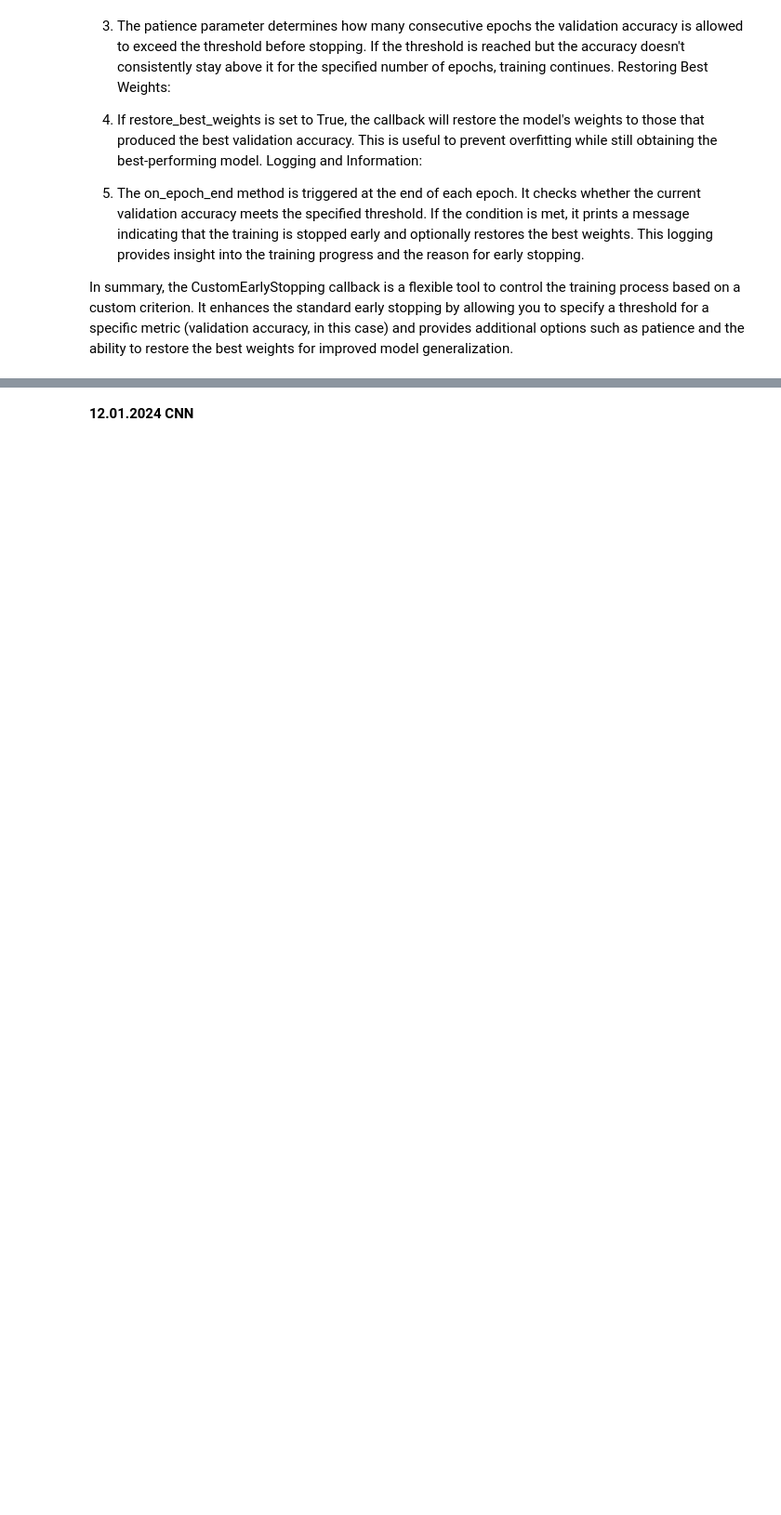
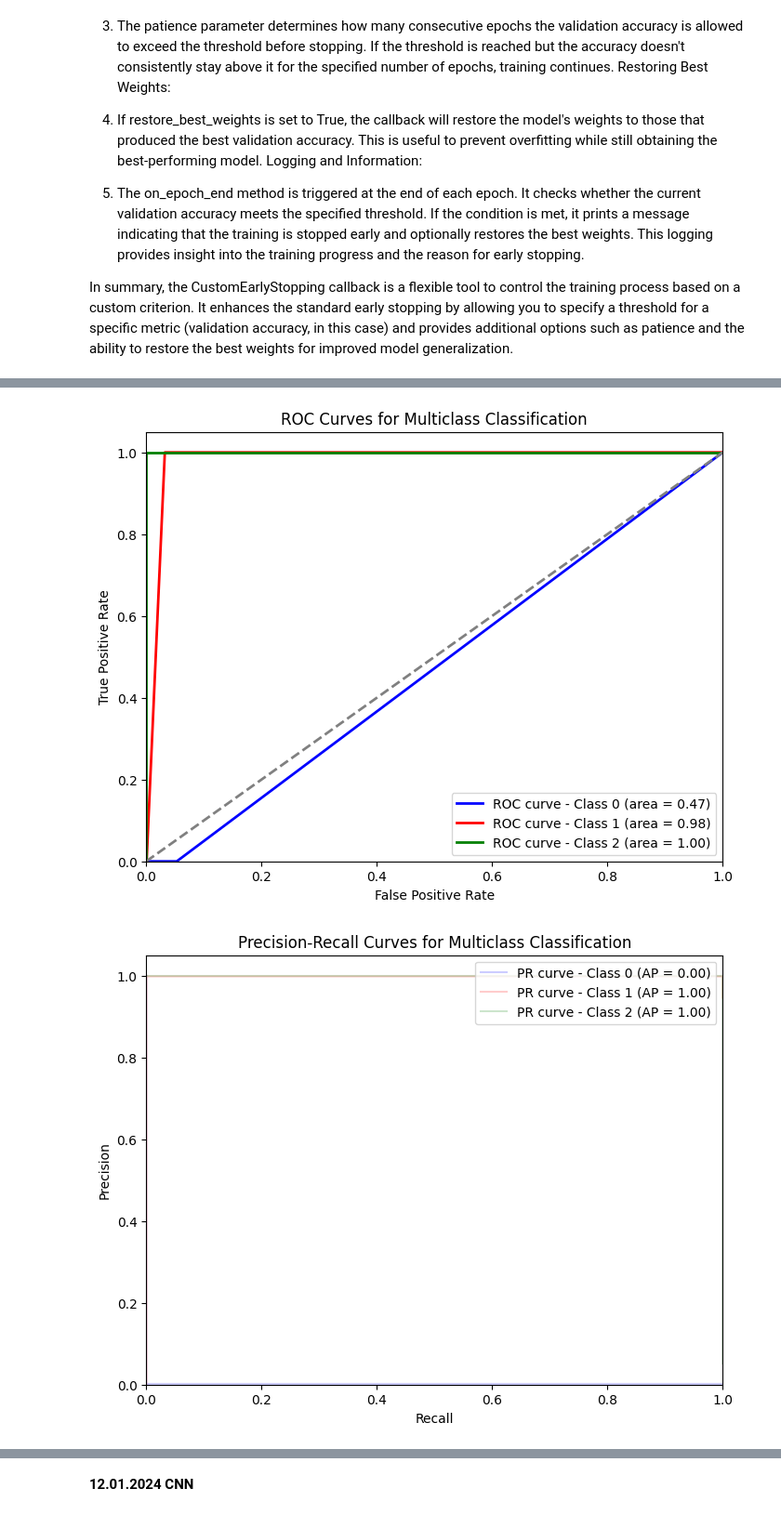
Before and after one commit to farhanashraf4/DDoS-Attack-Detection-for-SDN-Specific-Data, a Jupyter notebook: Code/DDoS_SDN_CNN_Balanced_Classification.ipynb, the cells around one changed output, grey strips where cells are left out. Shown: that part at 93% size. Saved outputs shown, nothing was run; the diff lists cells and outputs as text; code cells hidden in the pictures; blank space fills up the shorter version.

```diff
--- a/Code/DDoS_SDN_CNN_Balanced_Classification.ipynb
+++ b/Code/DDoS_SDN_CNN_Balanced_Classification.ipynb
@@ -817,0 +821,52 @@ Epoch 10/10
+# %%
+from sklearn.metrics import roc_curve, auc, precision_recall_curve, average_precision_score
+from sklearn.preprocessing import label_binarize
+import matplotlib.pyplot as plt
+
+# Assuming y_test and y_pred_probs are defined from the last fold's evaluation
+n_classes = len(np.unique(y_test))
+
+# Compute ROC curve and ROC area for each class
+fpr = dict()
+tpr = dict()
+roc_auc = dict()
+for i in range(n_classes):
+    fpr[i], tpr[i], _ = roc_curve(label_binarize(y_test, classes=np.unique(y_test))[:, i], y_pred_probs[:, i])
+    roc_auc[i] = auc(fpr[i], tpr[i])
+
+# Compute Precision-Recall curve and area for each class
+precision = dict()
+recall = dict()
+average_precision = dict()
+for i in range(n_classes):
+    precision[i], recall[i], _ = precision_recall_curve(label_binarize(y_test, classes=np.unique(y_test))[:, i], y_pred_probs[:, i])
+    average_precision[i] = average_precision_score(label_binarize(y_test, classes=np.unique(y_test))[:, i], y_pred_probs[:, i])
+
+# Plot ROC curves for multiclass classification
+plt.figure(figsize=(8, 6))
+colors = ['blue', 'red', 'green']  # Adjust according to number of classes
+for i, color in zip(range(n_classes), colors):
+    plt.plot(fpr[i], tpr[i], color=color, lw=2, label='ROC curve - Class %d (area = %0.2f)' % (i, roc_auc[i]))
+plt.plot([0, 1], [0, 1], color='gray', lw=2, linestyle='--')
+plt.xlim([0.0, 1.0])
+plt.ylim([0.0, 1.05])
+plt.xlabel('False Positive Rate')
+plt.ylabel('True Positive Rate')
+plt.title('ROC Curves for Multiclass Classification')
+plt.legend(loc="lower right")
+plt.show()
+
+# Plot Precision-Recall curves for multiclass classification
+plt.figure(figsize=(8, 6))
+for i, color in zip(range(n_classes), colors):
+    plt.step(recall[i], precision[i], color=color, alpha=0.2, where='post', label='PR curve - Class %d (AP = %0.2f)' % (i, average_precision[i]))
+plt.xlabel('Recall')
+plt.ylabel('Precision')
+plt.ylim([0.0, 1.05])
+plt.xlim([0.0, 1.0])
+plt.title('Precision-Recall Curves for Multiclass Classification')
+plt.legend(loc="upper right")
+plt.show()
+# %% [output]
+[figure, added]
+[figure, added]
```
Also changed, not shown: parts of 8 cells of this notebook.
